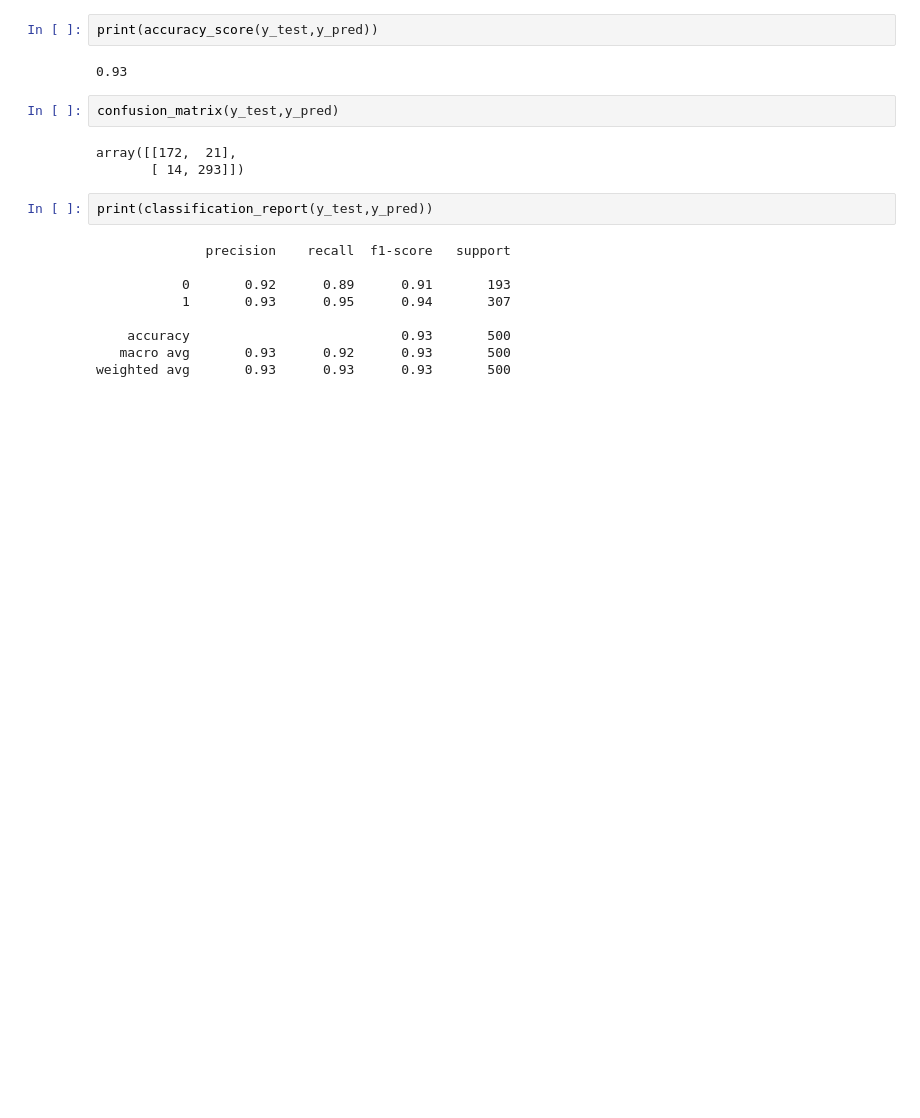
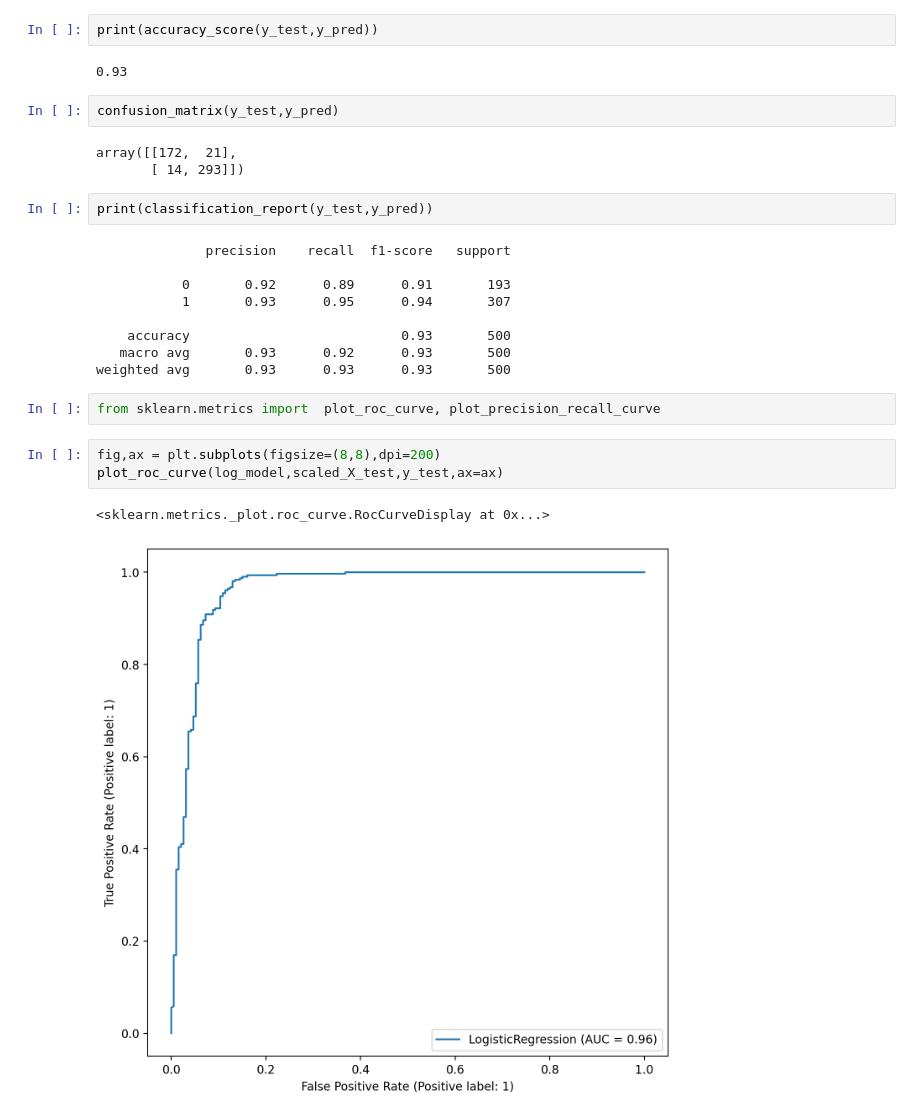
Before and after one commit to MusaibSyd/Machine-Learning, a Jupyter notebook: Logistic_Regression_Hearing_test.ipynb, the cells around one changed output. Saved outputs shown, nothing was run; the diff lists cells and outputs as text; blank space fills up the shorter version.

```diff
--- a/Logistic_Regression_Hearing_test.ipynb
+++ b/Logistic_Regression_Hearing_test.ipynb
@@ -97,3 +97,11 @@ print(classification_report(y_test,y_pred))
     accuracy                           0.93       500
    macro avg       0.93      0.92      0.93       500
 weighted avg       0.93      0.93      0.93       500
+# %%
+from sklearn.metrics import  plot_roc_curve, plot_precision_recall_curve
+# %%
+fig,ax = plt.subplots(figsize=(8,8),dpi=200)
+plot_roc_curve(log_model,scaled_X_test,y_test,ax=ax)
+# %% [output]
+<sklearn.metrics._plot.roc_curve.RocCurveDisplay at 0x...>
+[figure, added]
```
